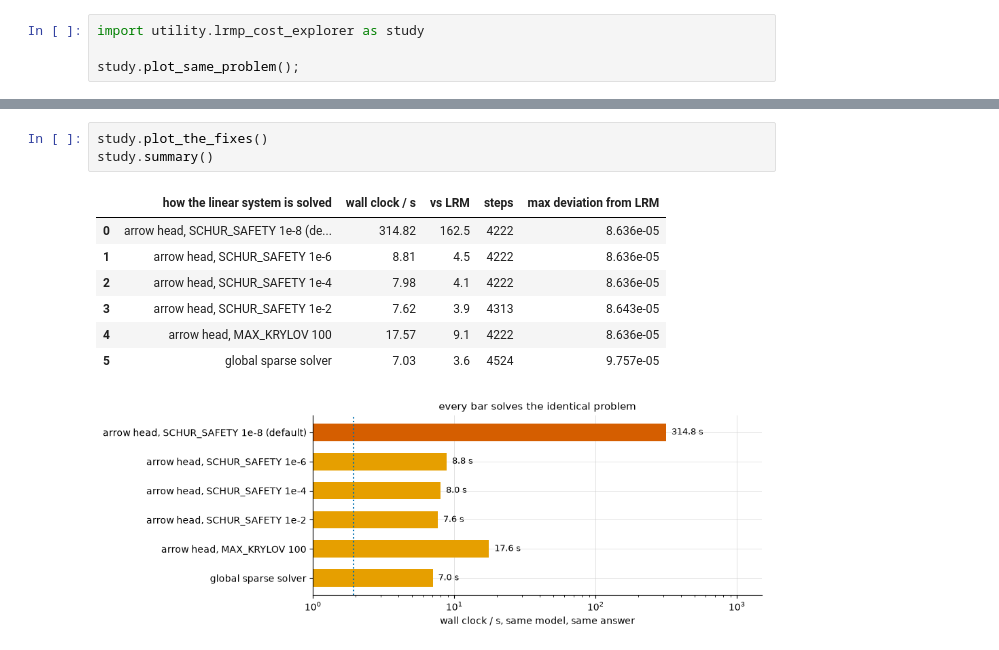
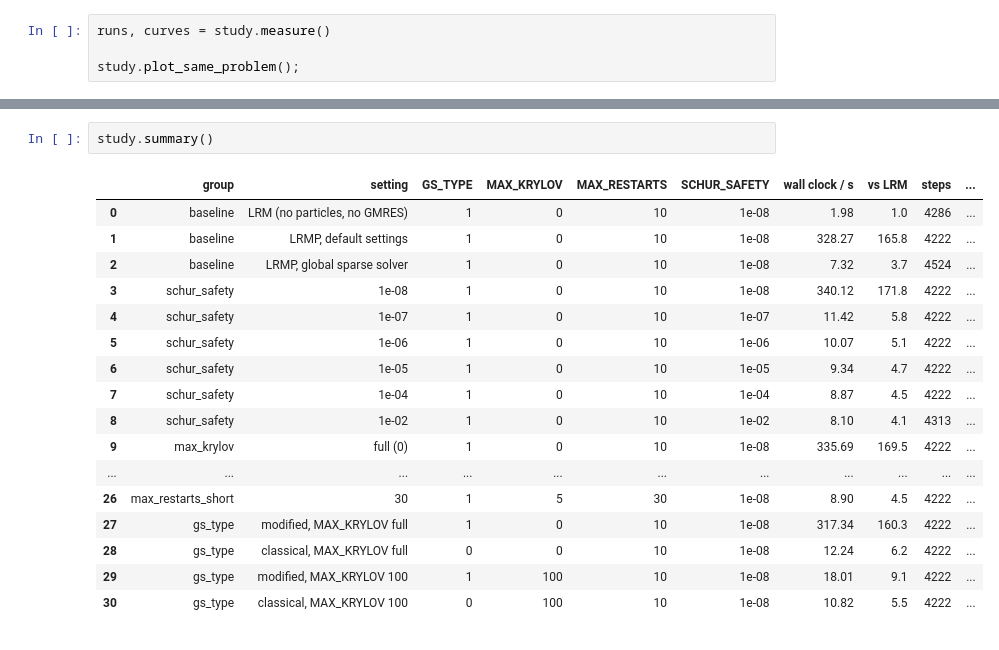
Before and after one commit to cadet/CADET-Workshop, a Jupyter notebook: 98 Numerics/Cost case study - LRMP vs LRM.ipynb, the cells around one changed output, grey strips where cells are left out. Cells and saved outputs as stored; diff of their text form.

```diff
--- a/98 Numerics/Cost case study - LRMP vs LRM.ipynb
+++ b/98 Numerics/Cost case study - LRMP vs LRM.ipynb
@@ -31,5 +280,5 @@ against convection across one of 500 cells at about $6\ \mathrm{s^{-1}}$.
 # %%
-import utility.lrmp_cost_explorer as study
+runs, curves = study.measure()
 
 study.plot_same_problem();
 # %% [output]
@@ -74,12 +322,20 @@ Point 4 is the one worth testing, because it is the only one that is a free choi
 # %%
-study.plot_the_fixes()
 study.summary()
 # %% [output]
-|  | how the linear system is solved | wall clock / s | vs LRM | steps | max deviation from LRM |
-| 0 | arrow head, SCHUR_SAFETY 1e-8 (de... | 314.82 | 162.5 | 4222 | 8.636e-05 |
-| 1 | arrow head, SCHUR_SAFETY 1e-6 | 8.81 | 4.5 | 4222 | 8.636e-05 |
-| 2 | arrow head, SCHUR_SAFETY 1e-4 | 7.98 | 4.1 | 4222 | 8.636e-05 |
-| 3 | arrow head, SCHUR_SAFETY 1e-2 | 7.62 | 3.9 | 4313 | 8.643e-05 |
-| 4 | arrow head, MAX_KRYLOV 100 | 17.57 | 9.1 | 4222 | 8.636e-05 |
-| 5 | global sparse solver | 7.03 | 3.6 | 4524 | 9.757e-05 |
+|  | group | setting | GS_TYPE | MAX_KRYLOV | MAX_RESTARTS | SCHUR_SAFETY | wall clock / s | vs LRM | steps | ... |
+| 0 | baseline | LRM (no particles, no GMRES) | 1 | 0 | 10 | 1e-08 | 1.98 | 1.0 | 4286 | ... |
+| 1 | baseline | LRMP, default settings | 1 | 0 | 10 | 1e-08 | 328.27 | 165.8 | 4222 | ... |
+| 2 | baseline | LRMP, global sparse solver | 1 | 0 | 10 | 1e-08 | 7.32 | 3.7 | 4524 | ... |
+| 3 | schur_safety | 1e-08 | 1 | 0 | 10 | 1e-08 | 340.12 | 171.8 | 4222 | ... |
+| 4 | schur_safety | 1e-07 | 1 | 0 | 10 | 1e-07 | 11.42 | 5.8 | 4222 | ... |
+| 5 | schur_safety | 1e-06 | 1 | 0 | 10 | 1e-06 | 10.07 | 5.1 | 4222 | ... |
+| 6 | schur_safety | 1e-05 | 1 | 0 | 10 | 1e-05 | 9.34 | 4.7 | 4222 | ... |
+| 7 | schur_safety | 1e-04 | 1 | 0 | 10 | 1e-04 | 8.87 | 4.5 | 4222 | ... |
+| 8 | schur_safety | 1e-02 | 1 | 0 | 10 | 1e-02 | 8.10 | 4.1 | 4313 | ... |
+| 9 | max_krylov | full (0) | 1 | 0 | 10 | 1e-08 | 335.69 | 169.5 | 4222 | ... |
+| ... | ... | ... | ... | ... | ... | ... | ... | ... | ... | ... |
+| 26 | max_restarts_short | 30 | 1 | 5 | 30 | 1e-08 | 8.90 | 4.5 | 4222 | ... |
+| 27 | gs_type | modified, MAX_KRYLOV full | 1 | 0 | 10 | 1e-08 | 317.34 | 160.3 | 4222 | ... |
+| 28 | gs_type | classical, MAX_KRYLOV full | 0 | 0 | 10 | 1e-08 | 12.24 | 6.2 | 4222 | ... |
+| 29 | gs_type | modified, MAX_KRYLOV 100 | 1 | 100 | 10 | 1e-08 | 18.01 | 9.1 | 4222 | ... |
+| 30 | gs_type | classical, MAX_KRYLOV 100 | 0 | 100 | 10 | 1e-08 | 10.82 | 5.5 | 4222 | ... |
-[figure, removed]
```
Also changed, not shown: parts of 31 cells of this notebook, 11 other files.
